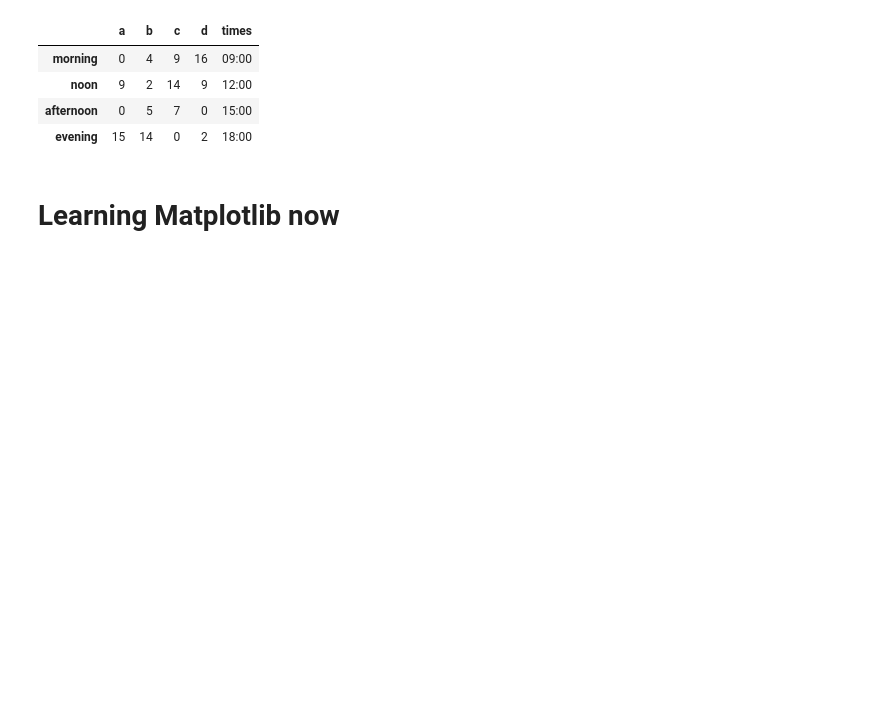
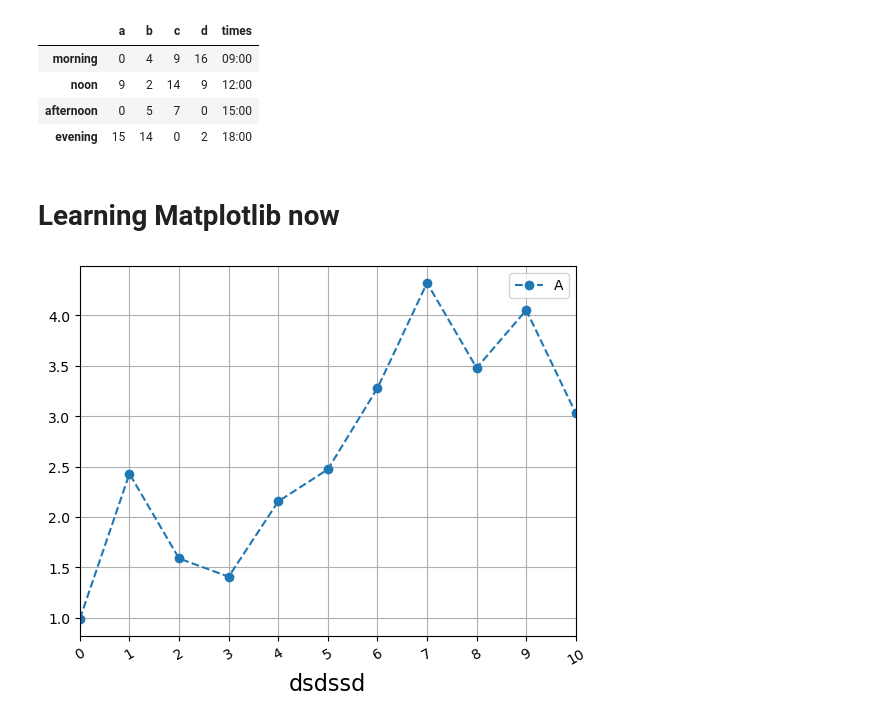
Before and after one commit to umais2005/Learning-Data_Analysis, a Jupyter notebook: Learning Data Analysis.ipynb, the cells around one changed output. Drawn from its saved outputs; the diff is of its cells as text; code cells hidden in the pictures; blank space fills up the shorter version.

```diff
--- a/Learning Data Analysis.ipynb
+++ b/Learning Data Analysis.ipynb
@@ -519,3 +527,14 @@ temps
 | evening | 15 | 14 | 0 | 2 | 18:00 |
 # %% [markdown]
 # Learning Matplotlib now
+# %%
+fig, axes = plt.subplots(1,1)
+axes.plot(np.random.standard_normal(11).cumsum(), linestyle="--", label="A", marker="o")
+axes.set_xlabel("dsdssd", fontsize="16")
+axes.set_xticks(range(0,11))
+axes.set_xticklabels(labels=range(11),rotation =30)
+axes.set_xlim([0,10])
+axes.legend()
+axes.grid()
+# %% [output]
+[figure, added]
```
Also changed, not shown: parts of 5 cells of this notebook.
